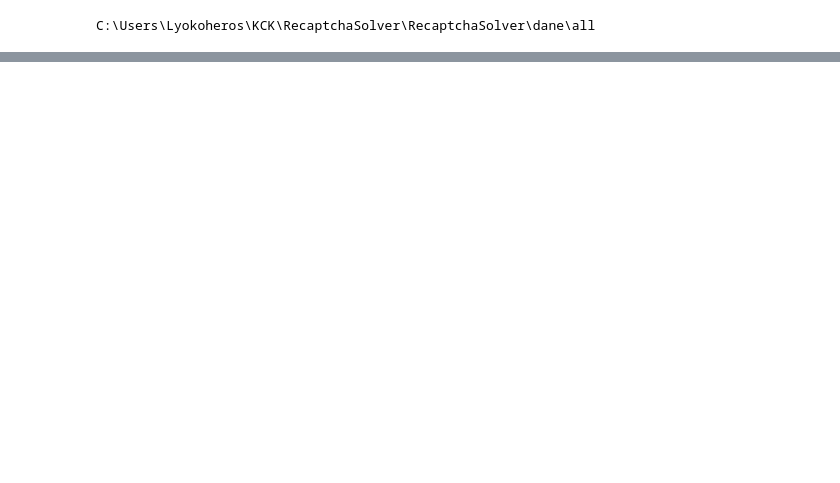
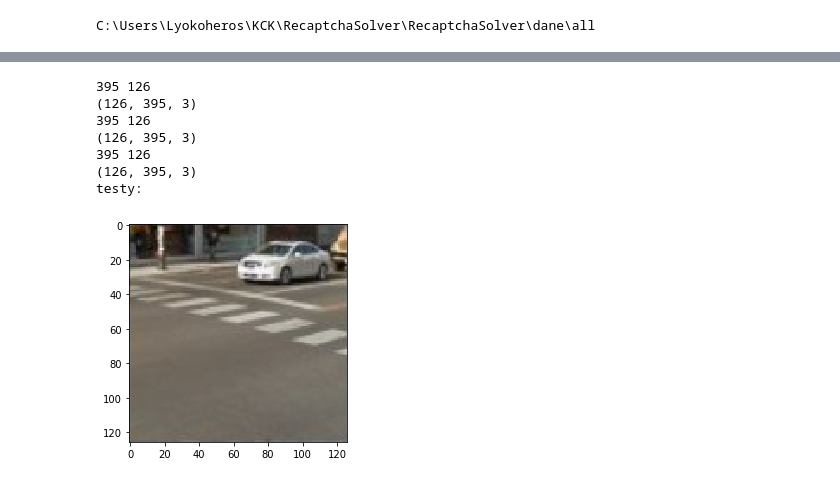
Before and after one commit to Lyokoheros/RecaptchaSolver, a Jupyter notebook: RecaptchaSolver.ipynb, the cells around one changed output, grey strips where cells are left out. Drawn from its saved outputs; the diff is of its cells as text; code cells hidden in the pictures; blank space fills up the shorter version.

```diff
--- a/RecaptchaSolver.ipynb
+++ b/RecaptchaSolver.ipynb
@@ -316,6 +316,11 @@ print(os.path.join(cwd, "dane", "all"))
 # %% [output]
 C:\Users\Lyokoheros\KCK\RecaptchaSolver\RecaptchaSolver\dane\all
 # %%
+
+def imageInfo(image):
+    width = len(image[0])
+    height = len(image)
+    return (width, height)
 
 def podziel(dane):
 
@@ -329,6 +334,7 @@ def podziel(dane):
     previousLineIsBorder = True
     start = 0
     end = 0
+    width, height = imageInfo(image)
     for i in range(0, height - 1):
         allWhite = True
         for j in range(0, width - 1):
@@ -365,12 +371,8 @@ def podziel(dane):
                 end = i
                 pictures.append(stripe[0:height, start:end])
 
-        return pictures
+    return pictures
 
-def imageInfo(image):
-    width = len(image[0])
-    height = len(image)
-    return ("Image resolution:", width, "x", height)
 
 #rozdzielone
 def displayPictures(pictures):
@@ -425,0 +443,20 @@ NameError: name 'przygotujdane' is not defined
+# %%
+dane = "test1.jpg"
+pictures=podziel(dane)
+
+
+print("testy:")
+plt.imshow(pictures[5])
+plt.show()
+
+#plt.imshow(out)
+#plt.show()
+# %% [output]
+395 126
+(126, 395, 3)
+395 126
+(126, 395, 3)
+395 126
+(126, 395, 3)
+testy:
+[figure, added]
```
Also changed, not shown: parts of 5 cells of this notebook, 6 other files.
